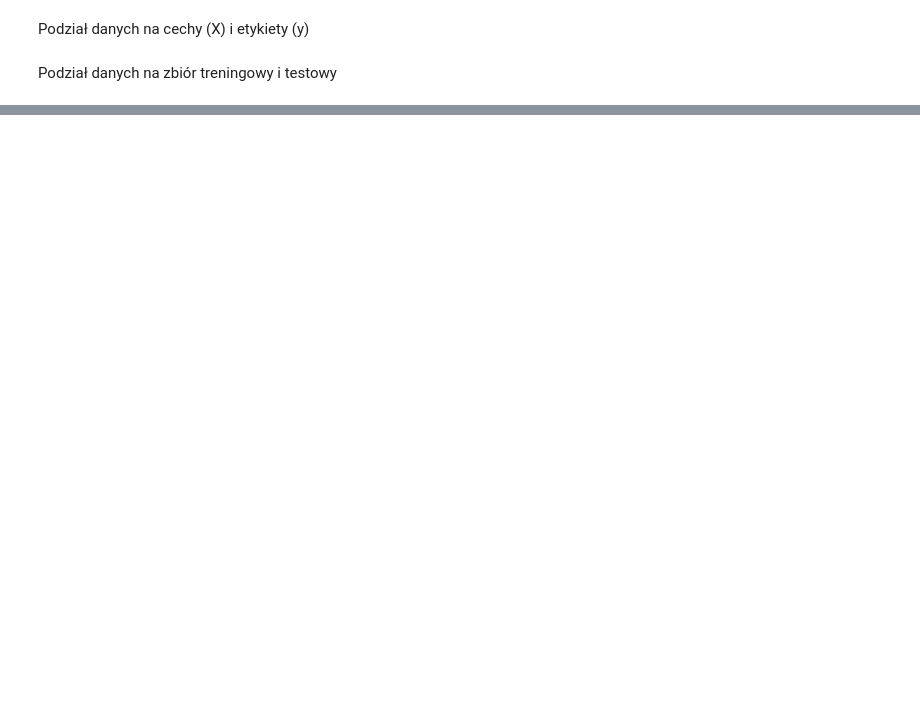
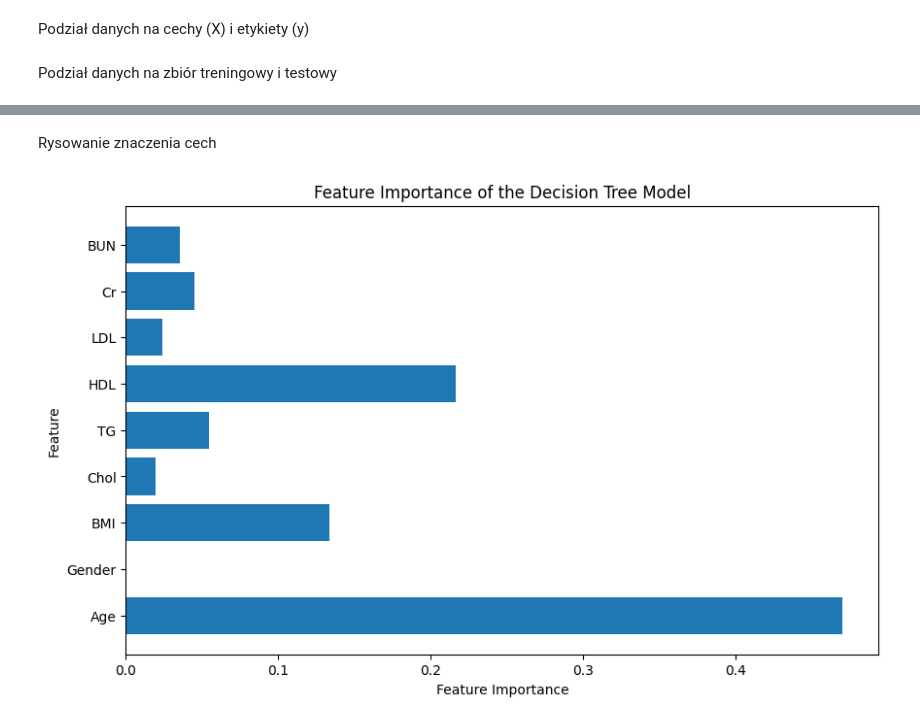
Before and after one commit to krukemilia/UM_health_test_by_blood, a Jupyter notebook: health_test.ipynb, the cells around one changed output, grey strips where cells are left out. Drawn from its saved outputs; the diff is of its cells as text; code cells hidden in the pictures; blank space fills up the shorter version.

```diff
--- a/health_test.ipynb
+++ b/health_test.ipynb
@@ -81,0 +157,13 @@ weighted avg       1.00      1.00      1.00      1027
+# %% [markdown]
+Rysowanie znaczenia cech
+# %%
+feature_importances = grid_search.best_estimator_.feature_importances_
+
+plt.figure(figsize=(10, 6))
+plt.barh(X.columns, feature_importances)
+plt.xlabel('Feature Importance')
+plt.ylabel('Feature')
+plt.title('Feature Importance of the Decision Tree Model')
+plt.show()
+# %% [output]
+[figure, added]
```
Also changed, not shown: parts of 25 cells of this notebook.
